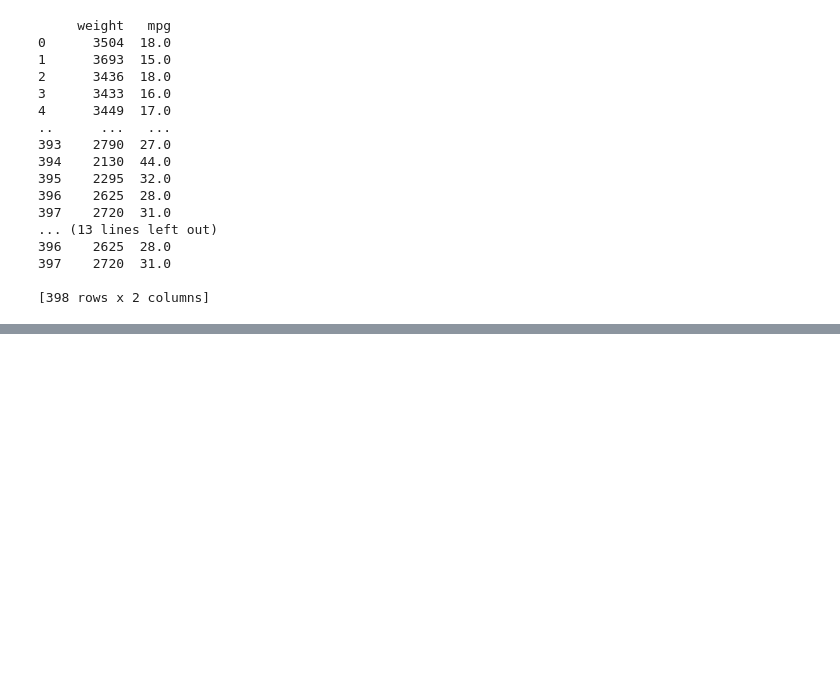
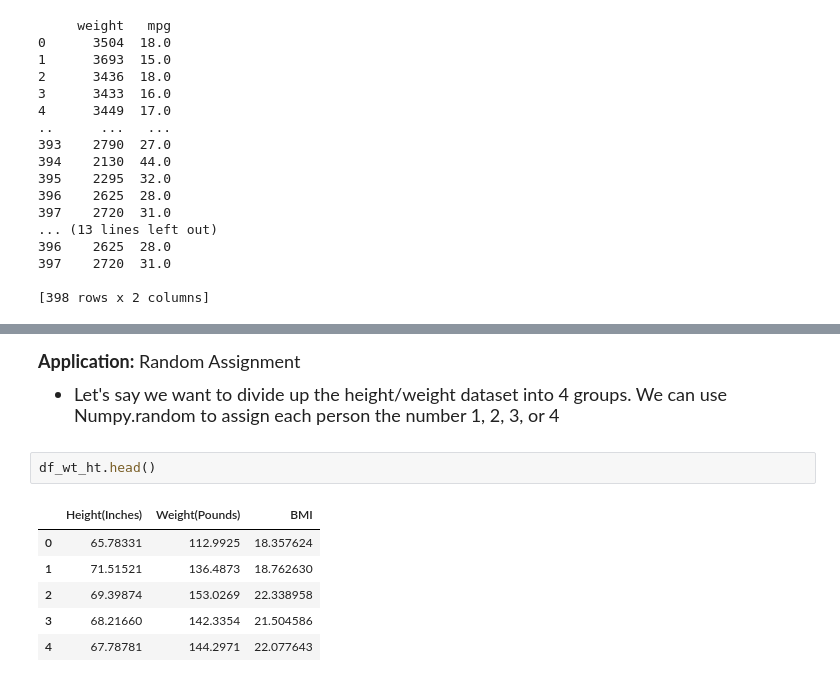
Before and after one commit to michelle1002/datasci151spring2026, a Jupyter notebook: MasterDoc/MasterDocument.ipynb, the cells around one changed output, grey strips where cells are left out. Saved outputs shown, nothing was run; the diff lists cells and outputs as text; blank space fills up the shorter version.

```diff
--- a/MasterDoc/MasterDocument.ipynb
+++ b/MasterDoc/MasterDocument.ipynb
@@ -2085,0 +2352,15 @@ print(carsorted_reverse)
+# %% [markdown]
+<font size = "4">
+
+**Application:** Random Assignment
+
+- Let's say we want to divide up the height/weight dataset into 4 groups. We can use Numpy.random to assign each person the number 1, 2, 3, or 4
+# %%
+df_wt_ht.head()
+# %% [output]
+|  | Height(Inches) | Weight(Pounds) | BMI |
+| 0 | 65.78331 | 112.9925 | 18.357624 |
+| 1 | 71.51521 | 136.4873 | 18.762630 |
+| 2 | 69.39874 | 153.0269 | 22.338958 |
+| 3 | 68.21660 | 142.3354 | 21.504586 |
+| 4 | 67.78781 | 144.2971 | 22.077643 |
```
Also changed, not shown: parts of 34 cells of this notebook, 1 other file.
